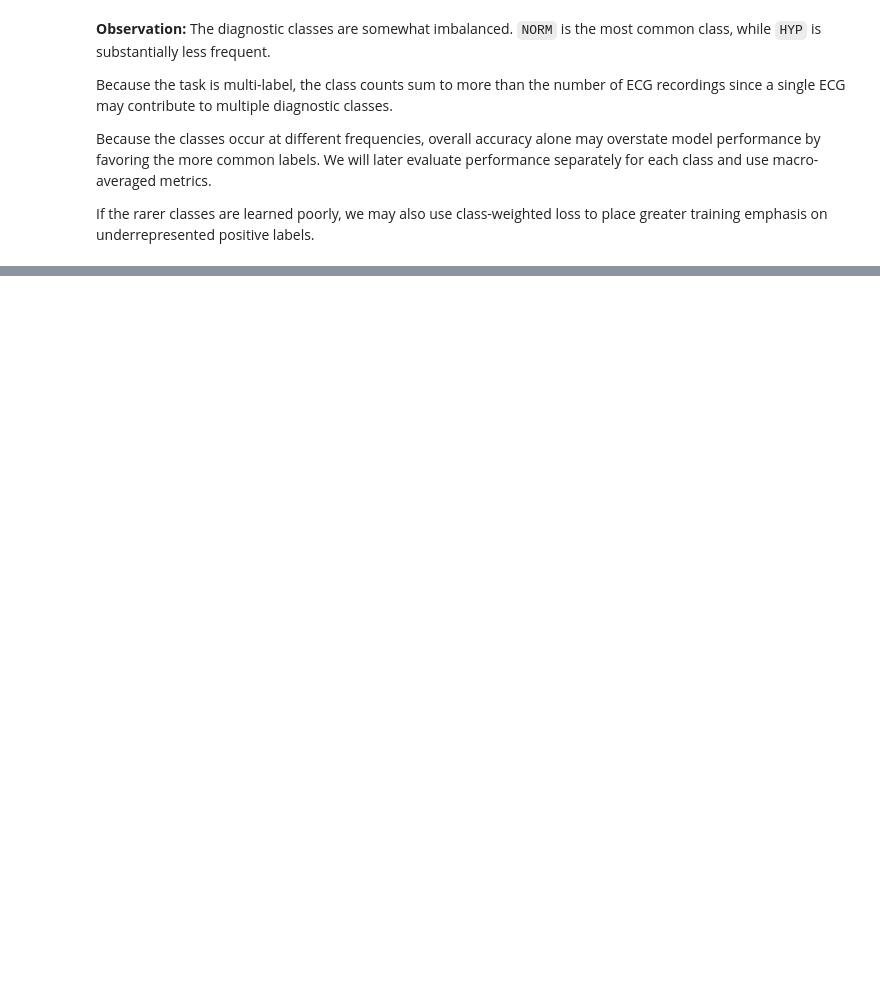
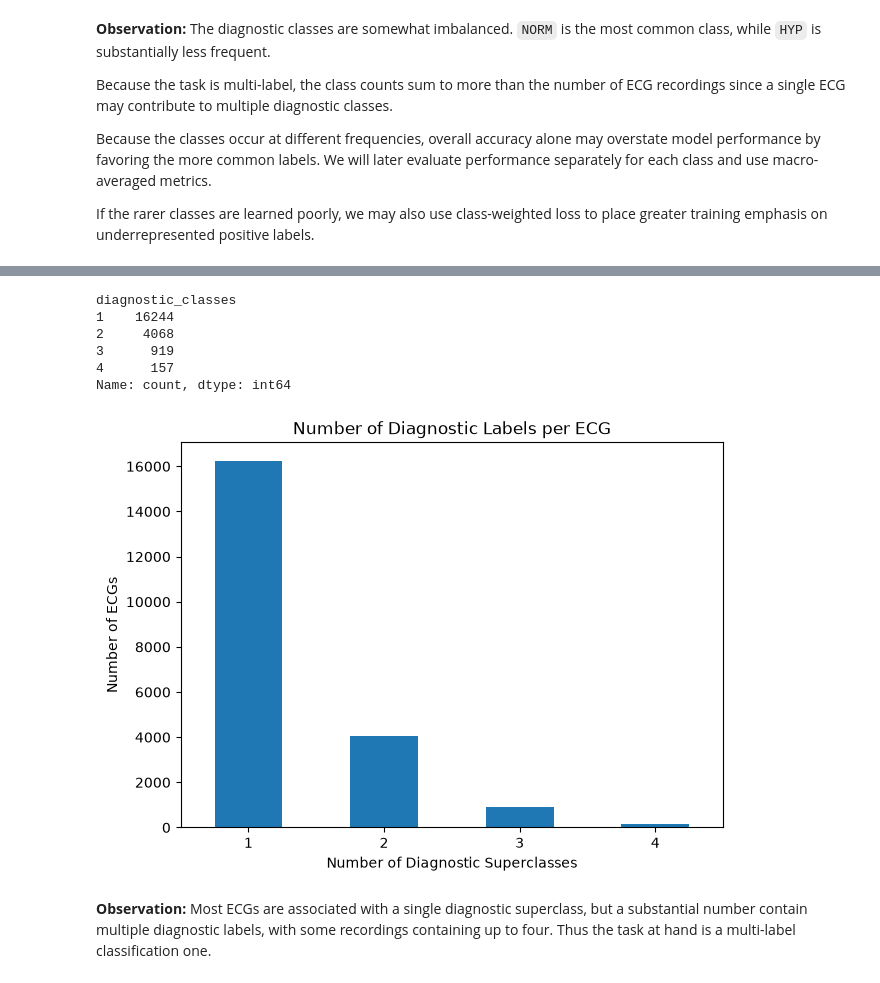
Before and after one commit to spestivekirb/ptbxl-ecg-classification, a Jupyter notebook: notebooks/exploration.ipynb, the cells around one changed output, grey strips where cells are left out. Saved outputs shown, nothing was run; the diff lists cells and outputs as text; code cells hidden in the pictures; blank space fills up the shorter version.

```diff
--- a/notebooks/exploration.ipynb
+++ b/notebooks/exploration.ipynb
@@ -420,0 +441,27 @@ If the rarer classes are learned poorly, we may also use class-weighted loss to
+# %%
+label_counts_per_ecg = model_df["diagnostic_classes"].apply(len)
+
+label_counts_per_ecg.value_counts().sort_index()
+# %% [output]
+diagnostic_classes
+1    16244
+2     4068
+3      919
+4      157
+Name: count, dtype: int64
+# %%
+label_counts_per_ecg.value_counts().sort_index().plot(
+    kind="bar",
+    figsize=(7, 5)
+)
+
+plt.title("Number of Diagnostic Labels per ECG")
+plt.xlabel("Number of Diagnostic Superclasses")
+plt.ylabel("Number of ECGs")
+plt.xticks(rotation=0)
+
+plt.show()
+# %% [output]
+[figure, added]
+# %% [markdown]
+**Observation:** Most ECGs are associated with a single diagnostic superclass, but a substantial number contain multiple diagnostic labels, with some recordings containing up to four. Thus the task at hand is a multi-label classification one.
```
Also changed, not shown: parts of 17 cells of this notebook.
